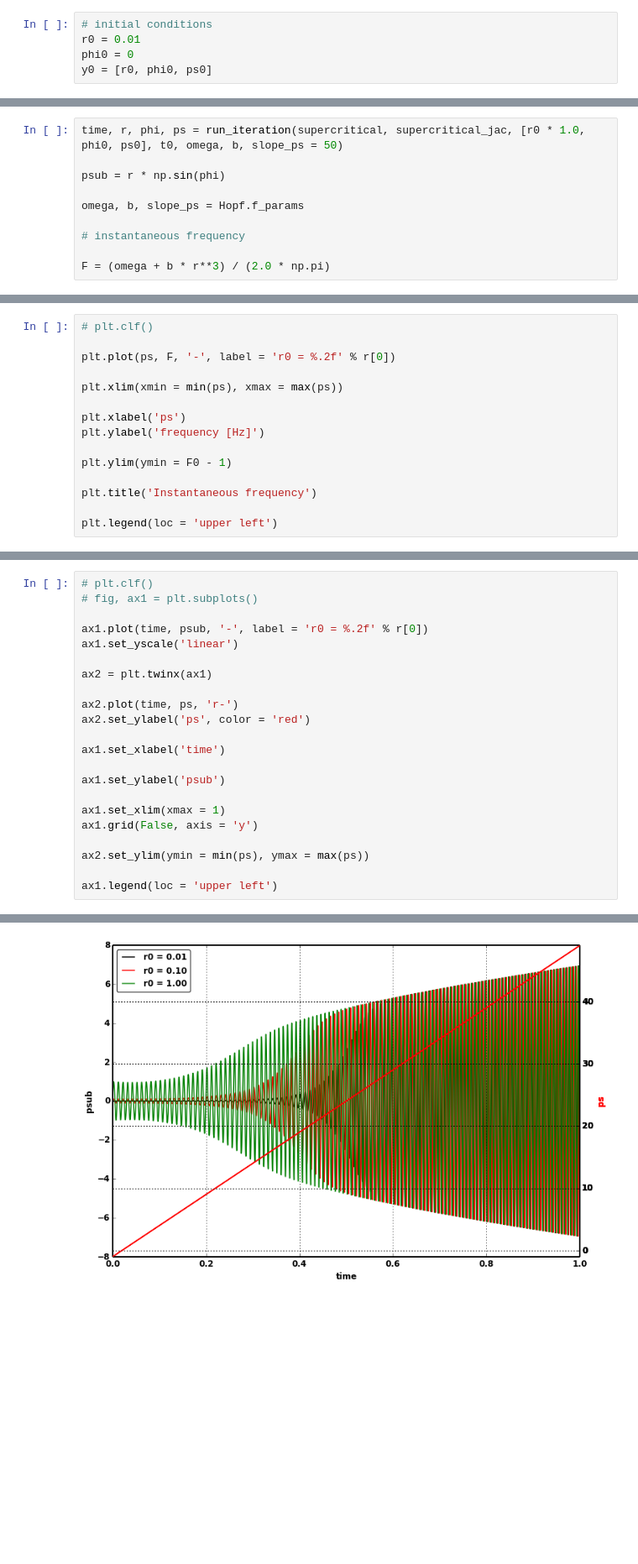
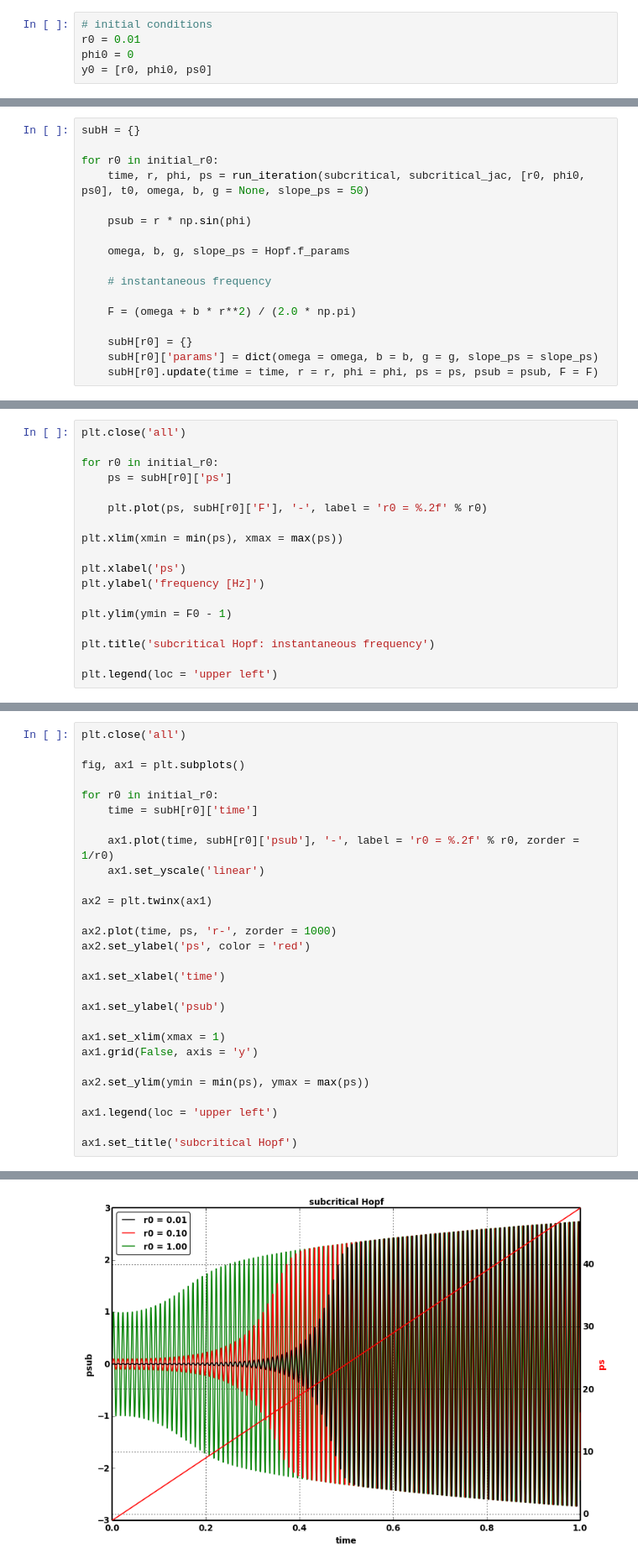
Before and after one commit to JuergenNeubauer/dogphonation, a Jupyter notebook: Hopf bifurcation.ipynb, the cells around one changed output, grey strips where cells are left out. Shown at 84% size. Saved outputs shown, nothing was run; the diff lists cells and outputs as text; blank space fills up the shorter version.

Commit message:
improved Hopf bifurcation study

```diff
--- a/Hopf bifurcation.ipynb
+++ b/Hopf bifurcation.ipynb
@@ -217,10 +362,17 @@ y0 = [r0, phi0, ps0]
 # %%
-time, r, phi, ps = run_iteration(supercritical, supercritical_jac, [r0 * 1.0, phi0, ps0], t0, omega, b, slope_ps = 50)
+subH = {}
 
-psub = r * np.sin(phi)
+for r0 in initial_r0:
+    time, r, phi, ps = run_iteration(subcritical, subcritical_jac, [r0, phi0, ps0], t0, omega, b, g = None, slope_ps = 50)
 
-omega, b, slope_ps = Hopf.f_params
+    psub = r * np.sin(phi)
 
-# instantaneous frequency
+    omega, b, g, slope_ps = Hopf.f_params
 
-F = (omega + b * r**3) / (2.0 * np.pi)
+    # instantaneous frequency
+
+    F = (omega + b * r**2) / (2.0 * np.pi)
+
+    subH[r0] = {}
+    subH[r0]['params'] = dict(omega = omega, b = b, g = g, slope_ps = slope_ps)
+    subH[r0].update(time = time, r = r, phi = phi, ps = ps, psub = psub, F = F)
@@ -229,7 +379,10 @@ F = (omega + b * r**3) / (2.0 * np.pi)
 # %%
-# plt.clf()
+plt.close('all')
 
-plt.plot(ps, F, '-', label = 'r0 = %.2f' % r[0])
+for r0 in initial_r0:
+    ps = subH[r0]['ps']
+
+    plt.plot(ps, subH[r0]['F'], '-', label = 'r0 = %.2f' % r0)
 
 plt.xlim(xmin = min(ps), xmax = max(ps))
 
@@ -238,7 +391,7 @@ plt.ylabel('frequency [Hz]')
 
 plt.ylim(ymin = F0 - 1)
 
-plt.title('Instantaneous frequency')
+plt.title('subcritical Hopf: instantaneous frequency')
 
 plt.legend(loc = 'upper left')
 # %% [output]
@@ -247,13 +400,17 @@ plt.legend(loc = 'upper left')
 # %%
-# plt.clf()
-# fig, ax1 = plt.subplots()
+plt.close('all')
 
-ax1.plot(time, psub, '-', label = 'r0 = %.2f' % r[0])
-ax1.set_yscale('linear')
+fig, ax1 = plt.subplots()
+
+for r0 in initial_r0:
+    time = subH[r0]['time']
+
+    ax1.plot(time, subH[r0]['psub'], '-', label = 'r0 = %.2f' % r0, zorder = 1/r0)
+    ax1.set_yscale('linear')
 
 ax2 = plt.twinx(ax1)
 
-ax2.plot(time, ps, 'r-')
+ax2.plot(time, ps, 'r-', zorder = 1000)
 ax2.set_ylabel('ps', color = 'red')
 
 ax1.set_xlabel('time')
@@ -266,4 +423,6 @@ ax1.grid(False, axis = 'y')
 ax2.set_ylim(ymin = min(ps), ymax = max(ps))
 
 ax1.legend(loc = 'upper left')
+
+ax1.set_title('subcritical Hopf')
 # %% [output]
@@ -271,2 +430,2 @@ ax1.legend(loc = 'upper left')
-[figure, old version]
+[figure, new version]
 # %%
```
Also changed, not shown: parts of 25 cells of this notebook, 1 other file.
